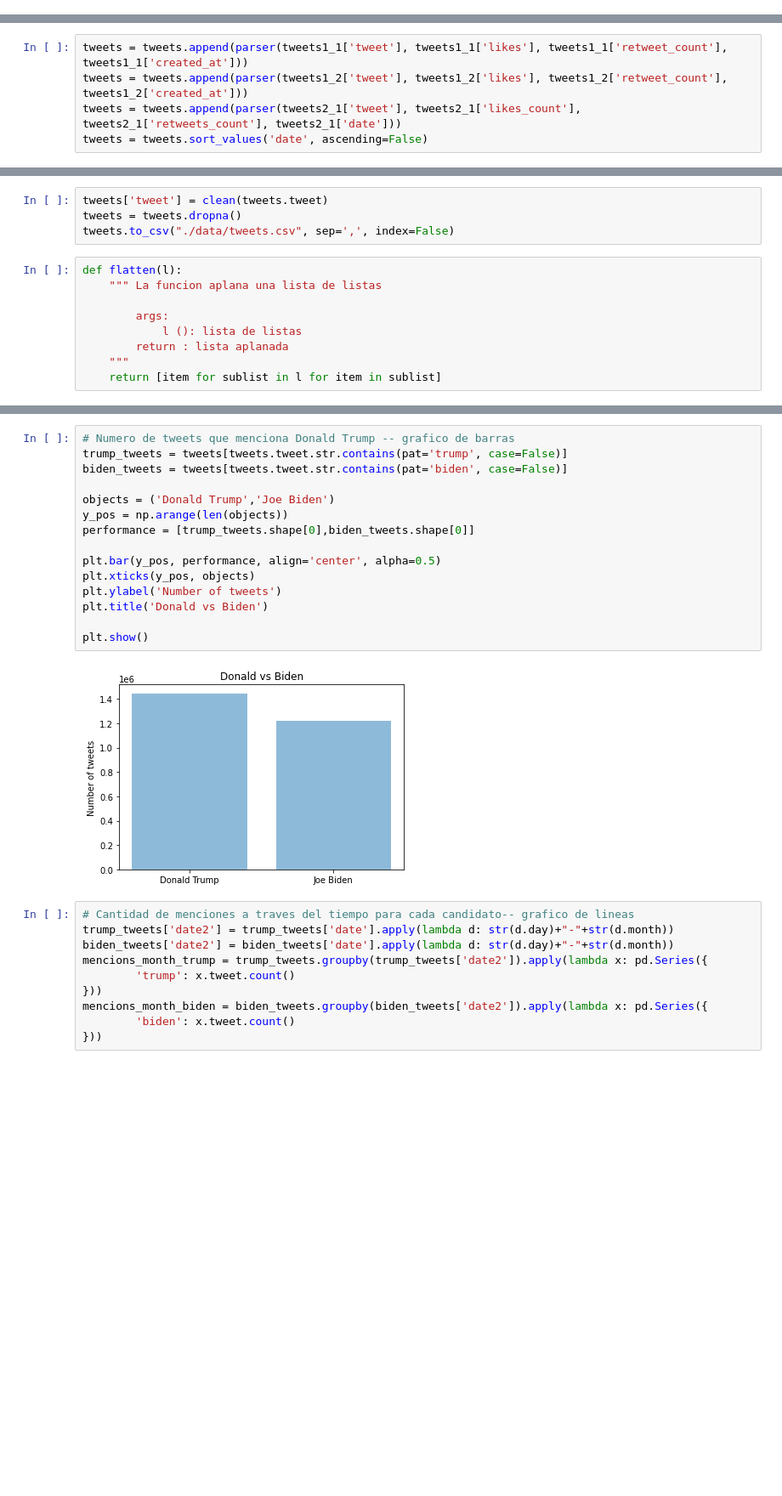
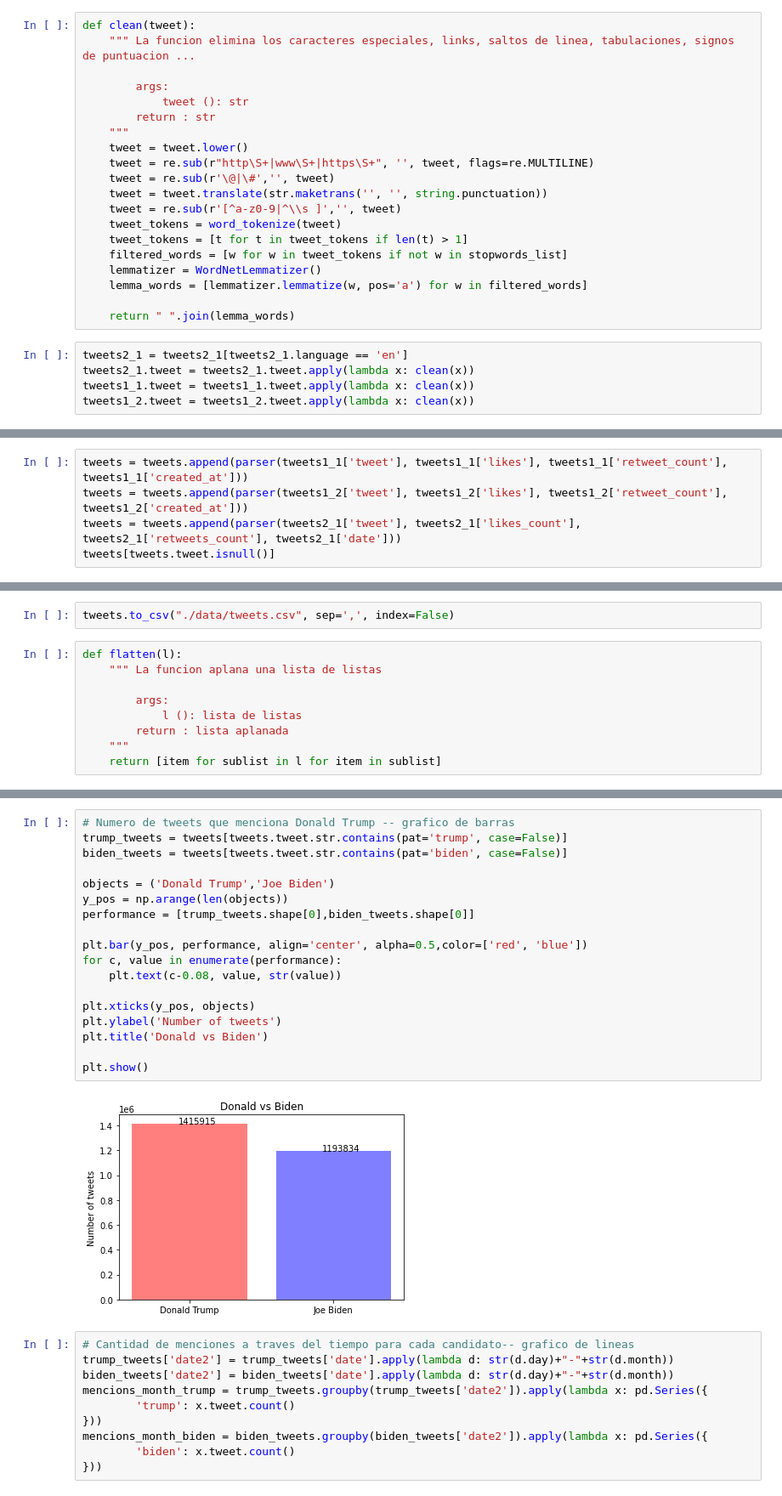
Before and after one commit to josue2510/Data_science_2020_election_support, a Jupyter notebook: Procesamiento.ipynb, the cells around one changed output, grey strips where cells are left out. Shown: that part at 85% size. Cells and saved outputs as stored; diff of their text form; blank space fills up the shorter version.

Commit message:
Hot fix - tweet cleaning

```diff
--- a/Procesamiento.ipynb
+++ b/Procesamiento.ipynb
@@ -19,6 +35,31 @@ tweets1_1 = pd.read_csv("./data/hashtag_donaldtrump.csv", lineterminator="\n")
 tweets1_2 = pd.read_csv("./data/hashtag_joebiden.csv", lineterminator="\n")
 tweets2_1 = pd.read_csv("./data/2020-US-election-tweets.csv", sep=",")
 tweets = pd.DataFrame()
+# %%
+def clean(tweet):
+    """ La funcion elimina los caracteres especiales, links, saltos de linea, tabulaciones, signos de puntuacion ...
+
+        args:
+            tweet (): str
+        return : str
+    """
+    tweet = tweet.lower()
+    tweet = re.sub(r"http\S+|www\S+|https\S+", '', tweet, flags=re.MULTILINE)
+    tweet = re.sub(r'\@|\#','', tweet)
+    tweet = tweet.translate(str.maketrans('', '', string.punctuation))
+    tweet = re.sub(r'[^a-z0-9|^\\s ]','', tweet)
+    tweet_tokens = word_tokenize(tweet)
+    tweet_tokens = [t for t in tweet_tokens if len(t) > 1]
+    filtered_words = [w for w in tweet_tokens if not w in stopwords_list]
+    lemmatizer = WordNetLemmatizer()
+    lemma_words = [lemmatizer.lemmatize(w, pos='a') for w in filtered_words]
+
+    return " ".join(lemma_words)
+# %%
+tweets2_1 = tweets2_1[tweets2_1.language == 'en']
+tweets2_1.tweet = tweets2_1.tweet.apply(lambda x: clean(x))
+tweets1_1.tweet = tweets1_1.tweet.apply(lambda x: clean(x))
+tweets1_2.tweet = tweets1_2.tweet.apply(lambda x: clean(x))
 # %%
 def parser (tweet, likes, retweets, date):
     """ La funcion estandariza los tipos de datos con los que se va a trabajar ...
@@ -38,4 +79,4 @@ def parser (tweet, likes, retweets, date):
 tweets = tweets.append(parser(tweets1_1['tweet'], tweets1_1['likes'], tweets1_1['retweet_count'], tweets1_1['created_at']))
 tweets = tweets.append(parser(tweets1_2['tweet'], tweets1_2['likes'], tweets1_2['retweet_count'], tweets1_2['created_at']))
 tweets = tweets.append(parser(tweets2_1['tweet'], tweets2_1['likes_count'], tweets2_1['retweets_count'], tweets2_1['date']))
-tweets = tweets.sort_values('date', ascending=False)
+tweets[tweets.tweet.isnull()]
@@ -59,6 +85,4 @@ def clean(tweet):
 # %%
-tweets['tweet'] = clean(tweets.tweet)
-tweets = tweets.dropna()
 tweets.to_csv("./data/tweets.csv", sep=',', index=False)
 # %%
 def flatten(l):
@@ -102,20 +131,23 @@ def word_cloud(wd_list, qtty):
 # %%
 # Numero de tweets que menciona Donald Trump -- grafico de barras
 trump_tweets = tweets[tweets.tweet.str.contains(pat='trump', case=False)]
 biden_tweets = tweets[tweets.tweet.str.contains(pat='biden', case=False)]
 
 objects = ('Donald Trump','Joe Biden')
 y_pos = np.arange(len(objects))
 performance = [trump_tweets.shape[0],biden_tweets.shape[0]]
 
-plt.bar(y_pos, performance, align='center', alpha=0.5)
+plt.bar(y_pos, performance, align='center', alpha=0.5,color=['red', 'blue'])
+for c, value in enumerate(performance):
+    plt.text(c-0.08, value, str(value))
+
 plt.xticks(y_pos, objects)
 plt.ylabel('Number of tweets')
 plt.title('Donald vs Biden')
 
 plt.show()
 # %% [output]
-[figure, old version]
+[figure, new version]
 # %%
 # Cantidad de menciones a traves del tiempo para cada candidato-- grafico de lineas
 trump_tweets['date2'] = trump_tweets['date'].apply(lambda d: str(d.day)+"-"+str(d.month))
```
Also changed, not shown: parts of 13 cells of this notebook.
